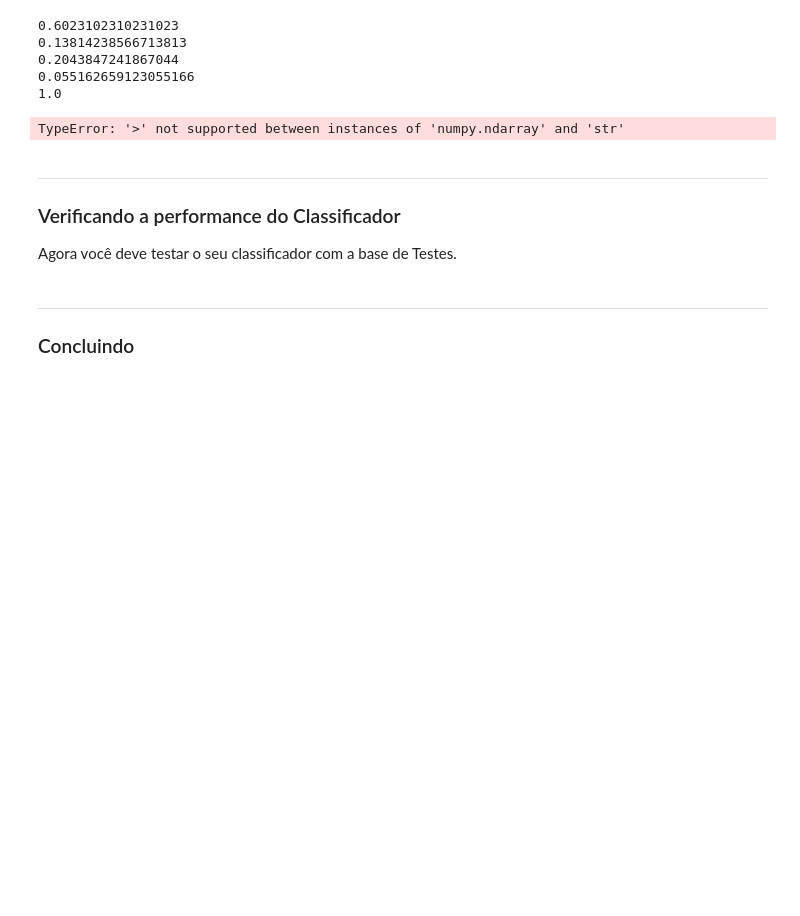
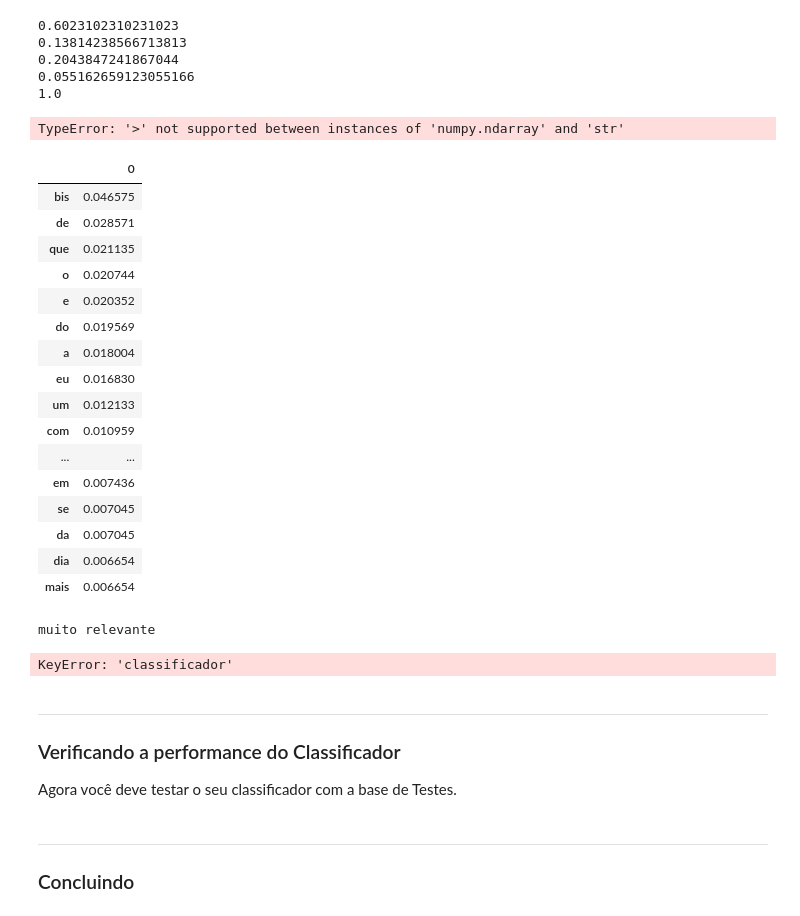
Before and after one commit to arthurfonsek/PROJETO-1-CDADOS, a Jupyter notebook: Projeto1_Layout_Classificador.ipynb, the cells around one changed output. Saved outputs shown, nothing was run; the diff lists cells and outputs as text; code cells hidden in the pictures; blank space fills up the shorter version.

```diff
--- a/Projeto1_Layout_Classificador.ipynb
+++ b/Projeto1_Layout_Classificador.ipynb
@@ -315,3 +309,71 @@ test.head(40)
+# %%
+tabela_irrelevante.to_frame().head(20)
+# %% [output]
+|  | 0 |
+| bis | 0.046575 |
+| de | 0.028571 |
+| que | 0.021135 |
+| o | 0.020744 |
+| e | 0.020352 |
+| do | 0.019569 |
+| a | 0.018004 |
+| eu | 0.016830 |
+| um | 0.012133 |
+| com | 0.010959 |
+| ... | ... |
+| em | 0.007436 |
+| se | 0.007045 |
+| da | 0.007045 |
+| dia | 0.006654 |
+| mais | 0.006654 |
+# %%
+def classificador(tweet, tabelas, palavras, listas):
+    p = 1
+    i = 0
+    soma = 0
+    z = 0
+    lista_resultado = []
+    vezes = 1
+    for tabela in tabelas:
+        soma = 0
+        z += 1
+        vezes = 1
+        for lista in listas:
+            for palavra in tweet.split():
+                if soma >= len(tweet.split()) :
+                    break
+                if palavra in tabela:
+                    p = (1 + tabela[palavra])
+                    soma += 1
+                else:
+                    p = 1
+                    soma += 1
+                i += 1
+                vezes *= p
+        lista_resultado.append(vezes)
+    if lista_resultado.index(max(lista_resultado)) == 0:
+        return 'irrelevante'
+    elif lista_resultado.index(max(lista_resultado)) == 1:
+        return 'neutro'
+    elif lista_resultado.index(max(lista_resultado)) == 2:
+        return 'relevante'
+    elif lista_resultado.index(max(lista_resultado)) == 3:
+        return 'muito relevante'
+
+print(classificador('não do a foda bis', lista_todas_tabelas, lista_palavras, lista_todas_listas))
+# %% [output]
+muito relevante
+# %%
+lista_paunocu = []
+i = 0
+for a in treino['Treinamento']:
+    lista_paunocu.append(classificador(a, lista_todas_tabelas, lista_palavras, lista_todas_listas))
+    while i < len(lista_paunocu)-1:
+        treino.iloc[lista_paunocu[i], treino['classificador']]
+        i += 1
+treino.head(40)
+# %% [output]
+KeyError: 'classificador'
 # %% [markdown]
 ___
 ### Verificando a performance do Classificador
```
Also changed, not shown: parts of 1 cell of this notebook.
